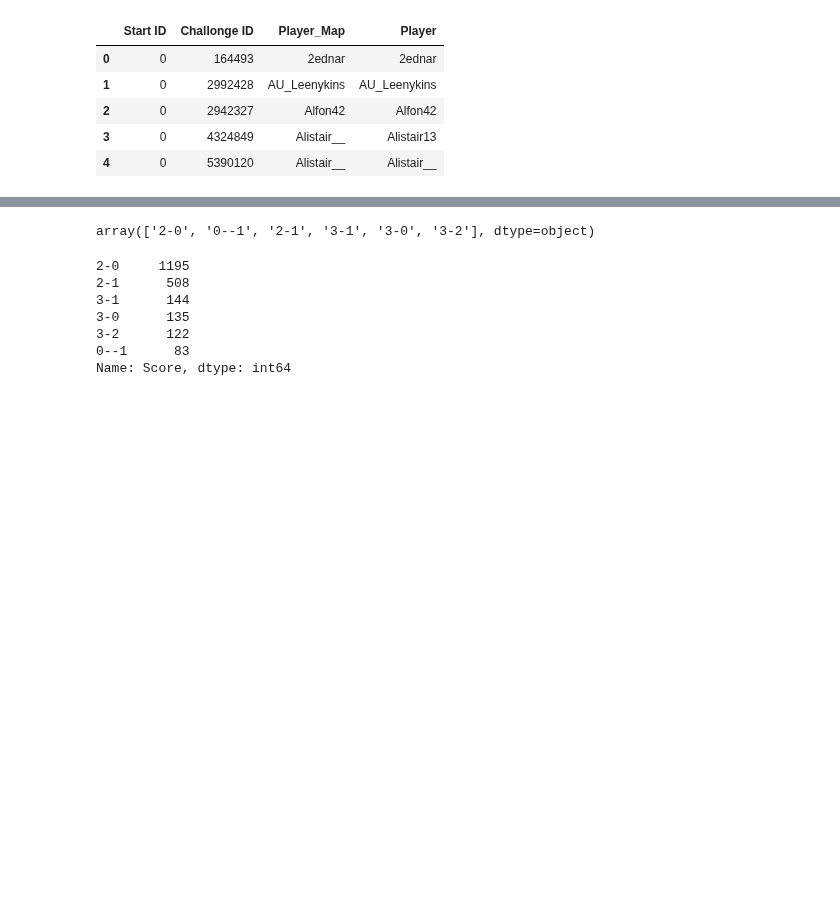
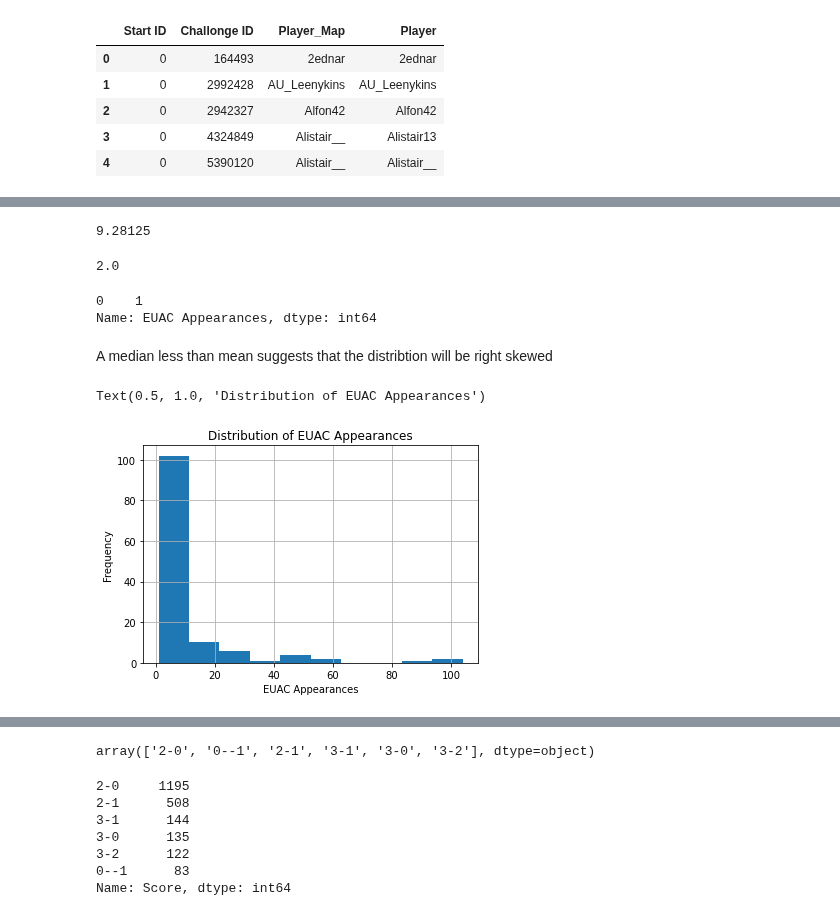
Before and after one commit to DarrenCCT/Tournament-Analysis, a Jupyter notebook: EUAC - Analysis.ipynb, the cells around one changed output, grey strips where cells are left out. Saved outputs shown, nothing was run; the diff lists cells and outputs as text; code cells hidden in the pictures; blank space fills up the shorter version.

Commit message:
Add files via upload
Work towards player stats. Some rough work here and there

```diff
--- a/EUAC - Analysis.ipynb
+++ b/EUAC - Analysis.ipynb
@@ -57,0 +123,6 @@ Average EUAC has ~11.6 matches
+# %%
+# Add EUAC Appearances as a column to playerdf after running function on every player in database
+array  = []
+for i in playerdf["Player"]:
+    array.append(no_of_euac_entered(df,i))
+playerdf["EUAC Appearances"] = array
@@ -57,0 +138,5 @@ Average EUAC has ~11.6 matches
+# %%
+# Create a seperate dataframe for stats. Easier to read
+statsdf = playerdf
+# %%
+statsdf.drop(["Start ID", "Challonge ID", "Player"],axis=1, inplace=True)
@@ -57,0 +152,31 @@ Average EUAC has ~11.6 matches
+# %%
+# Group by unique player. Sum appearances
+statsdf = statsdf.groupby(["Player_Map"])["EUAC Appearances"].sum().reset_index()
+# %%
+# Average EUAC appearances per player
+statsdf['EUAC Appearances'].mean()
+# %% [output]
+9.28125
+# %%
+# Median
+statsdf['EUAC Appearances'].median()
+# %% [output]
+2.0
+# %%
+statsdf['EUAC Appearances'].mode()
+# %% [output]
+0    1
+Name: EUAC Appearances, dtype: int64
+# %% [markdown]
+A median less than mean suggests that the distribtion will be right skewed
+# %%
+# Histogram of EUAC Appearances
+statsdf['EUAC Appearances'].hist()
+
+# add labels and title
+plt.xlabel('EUAC Appearances')
+plt.ylabel('Frequency')
+plt.title('Distribution of EUAC Appearances')
+# %% [output]
+Text(0.5, 1.0, 'Distribution of EUAC Appearances')
+[figure, added]
```
Also changed, not shown: parts of 56 cells of this notebook.
